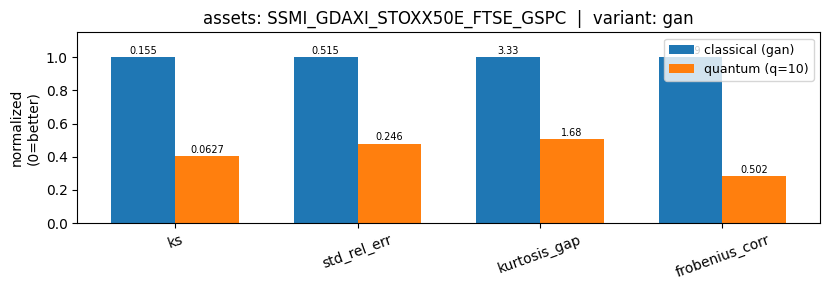
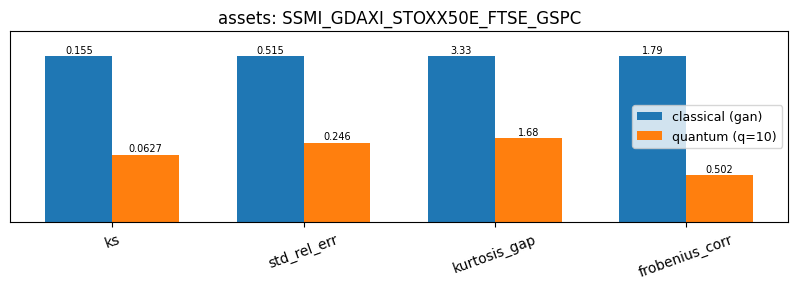
Code edit (unified diff) that turned the first committed figure into the second:
--- before
+++ after
@@ -21,7 +21,7 @@
                 label=f"quantum (q={int(qnt['n_qubits'])})" if pd.notna(qnt['n_qubits']) else 'quantum')
         ax.set_xticks(x); ax.set_xticklabels(metric_cols, rotation=20)
-        ax.set_ylabel('normalized\n(0=better)')
-        ax.set_title(f'assets: {assets}  |  variant: {variant}')
-        ax.legend(loc='upper right', fontsize=9)
+        # ax.set_ylabel('normalized\n(0=better)')
+        ax.set_title(f'assets: {assets}')#  |  variant: {variant}')
+        ax.legend(loc='right', fontsize=9)
         ax.set_ylim(0, 1.15)
         for i, v in enumerate(cls_v):
@@ -32,4 +32,5 @@
                      ha='center', fontsize=7)
     plt.tight_layout()
+    plt.yticks([])
     plt.savefig(RESULTS / 'comparison_classical_vs_quantum.png', dpi=140, bbox_inches='tight')
     plt.show()

Commit: cosmetics for plot: comparison gan vs qgan